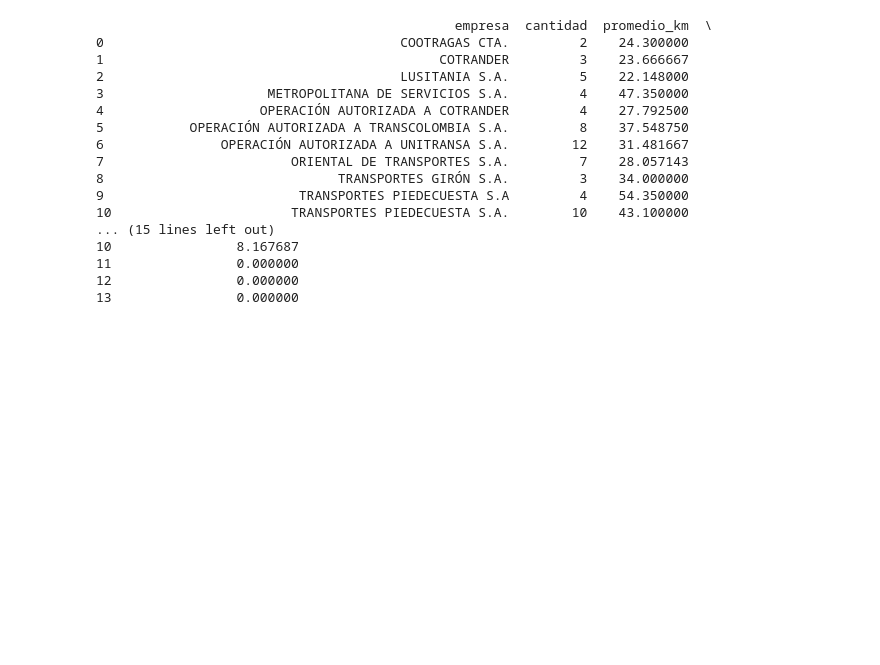
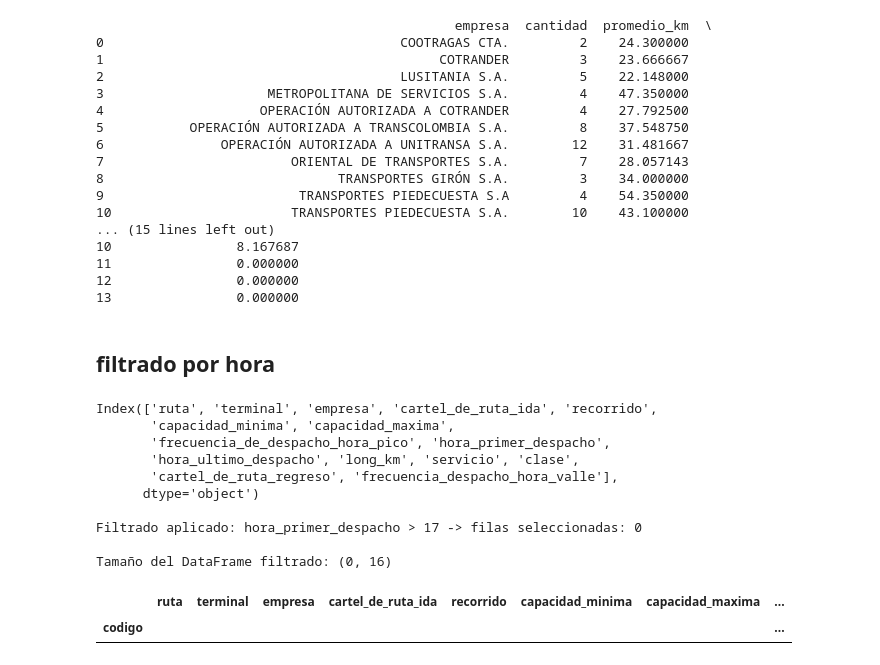
Before and after one commit to Zuan-Caleb-CE/Desafio_Estructura_de_Datos, a Jupyter notebook: Desafio_Est.ipynb, the cells around one changed output. Saved outputs shown, nothing was run; the diff lists cells and outputs as text; code cells hidden in the pictures; blank space fills up the shorter version.

Commit message:
Prueba 1 filtrar por horario

```diff
--- a/Desafio_Est.ipynb
+++ b/Desafio_Est.ipynb
@@ -555,3 +555,54 @@ print(res)   # muestra en consola
 11                0.000000
 12                0.000000
 13                0.000000
+# %% [markdown]
+## filtrado por hora
+# %%
+#Filtrar eventos sucedidos en un año mayor a 20xx (Sugeto a cambio de filtro [año cambiar a por hora de despache](definido por el grupo).
+
+#Filtrado por hora
+import pandas as pd
+
+df = pd.read_csv("8._RUTAS_TRANSPORTE_URBANO_20251011.csv", index_col="codigo")
+print(df.columns) # saco la database de nuevo
+
+DF = df        # para evitar modificar accidentalmente el df
+time_col = 'hora_primer_despacho'   #columna con la hora
+hour_threshold = 17          #filtrar despachos posteriores a esta hora; un filtro arbitrario
+
+# extraer la hora
+
+#crea una columna nueva             toma las cadenas y
+#para no editar la de la hora       las interpreta como tiempos
+DF[time_col + '_hora'] = pd.to_datetime(DF[time_col]\
+.astype(str), errors='coerce').dt.hour #errors coerce:si algo no se puede convertir (por ejemplo "sin horario"), lo pone como NaT (“Not a Time”).
+#asegura de que todos los valores de la columna sean texto
+#.dt.hour: de un valor tipo 2025-10-13 05:30:00 agarra solo el 5
+
+#filtrado por hora
+#               True para filas con hora > umbral)
+filas_hora = DF[time_col + '_hora'] > hour_threshold
+
+df_filtradohoras = DF.loc[filas_hora].copy() #una copia pero solo de los valores True
+#selecciona solo las filas donde filas_pasaron_filtro es True
+
+#informar cuántas filas quedaron
+print(f"\nFiltrado aplicado: {time_col} > {hour_threshold} -> filas seleccionadas: {df_filtradohoras.shape[0]}")
+
+# mostrar resultado (tamaño y primeras filas)
+print("\nTamaño del DataFrame filtrado:", df_filtradohoras.shape)#.shape da una tupla con los tamaños del df filtrado
+df_filtradohoras.head(df_filtradohoras.shape[0])#imprime la cantidad de lineas que el shape nos dio en la posicion 0
+#esto imprime todas, pero el formato que utilizamos (Jupyter) no deja imprimirlas todas
+# %% [output]
+Index(['ruta', 'terminal', 'empresa', 'cartel_de_ruta_ida', 'recorrido',
+       'capacidad_minima', 'capacidad_maxima',
+       'frecuencia_de_despacho_hora_pico', 'hora_primer_despacho',
+       'hora_ultimo_despacho', 'long_km', 'servicio', 'clase',
+       'cartel_de_ruta_regreso', 'frecuencia_despacho_hora_valle'],
+      dtype='object')
+
+Filtrado aplicado: hora_primer_despacho > 17 -> filas seleccionadas: 0
+
+Tamaño del DataFrame filtrado: (0, 16)
+|  | ruta | terminal | empresa | cartel_de_ruta_ida | recorrido | capacidad_minima | capacidad_maxima | ... |
+| codigo |  |  |  |  |  |  |  | ... |
```
Also changed, not shown: parts of 1 cell of this notebook.
